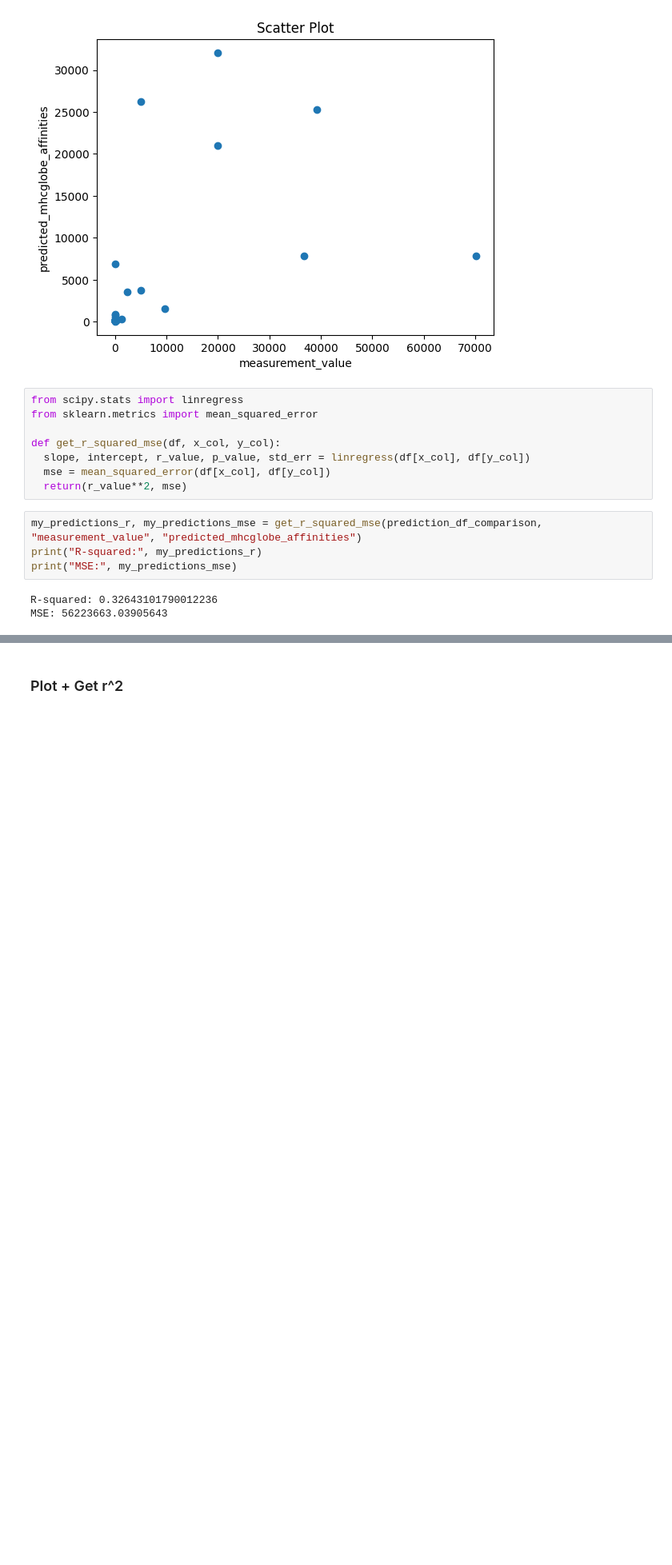
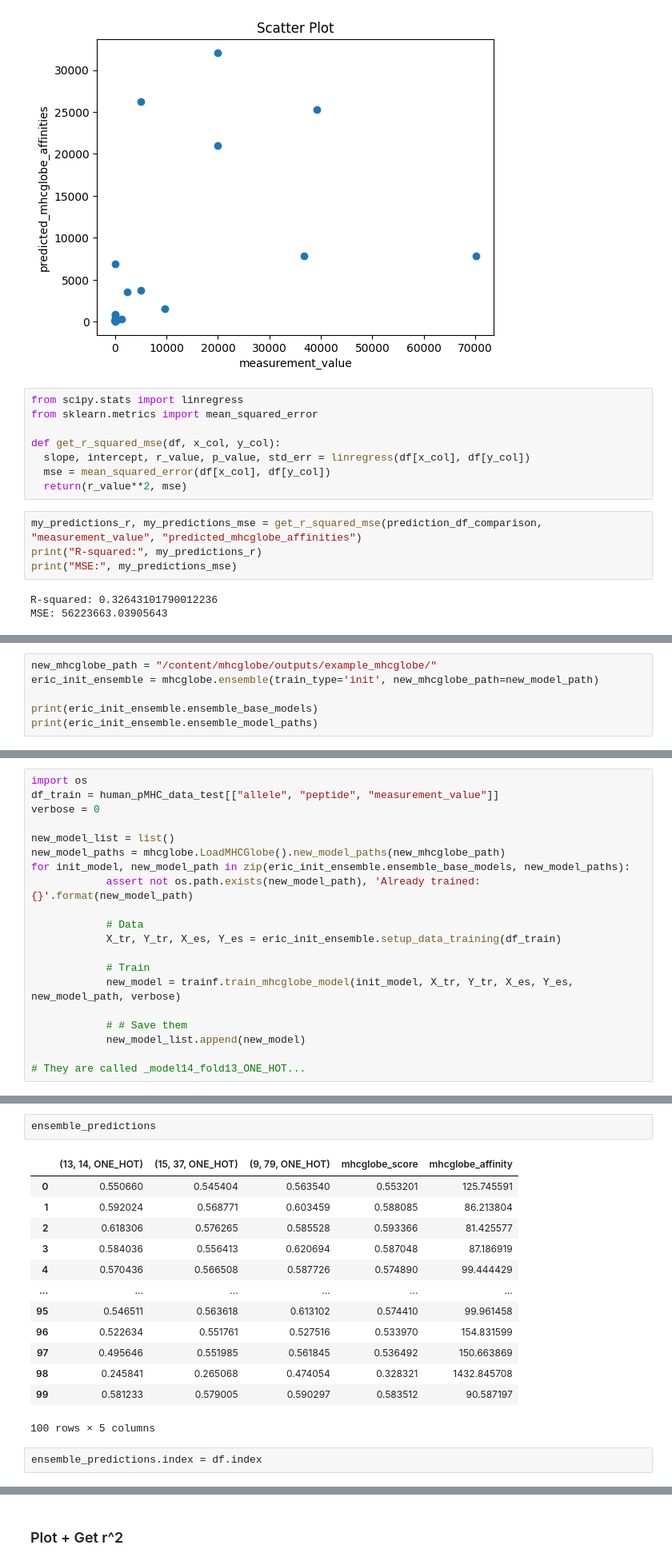
Before and after one commit to prakritipaul/mhcglobe, a Jupyter notebook: prakriti_MHCglobe_code_validation.ipynb, the cells around one changed output, grey strips where cells are left out. Shown: that part at 80% size. Cells and saved outputs as stored; diff of their text form; blank space fills up the shorter version.

```diff
--- a/prakriti_MHCglobe_code_validation.ipynb
+++ b/prakriti_MHCglobe_code_validation.ipynb
@@ -398,0 +389,6 @@ eric_predictions
+# %%
+new_mhcglobe_path = "/content/mhcglobe/outputs/example_mhcglobe/"
+eric_init_ensemble = mhcglobe.ensemble(train_type='init', new_mhcglobe_path=new_model_path)
+
+print(eric_init_ensemble.ensemble_base_models)
+print(eric_init_ensemble.ensemble_model_paths)
@@ -398,0 +400,20 @@ eric_predictions
+# %%
+import os
+df_train = human_pMHC_data_test[["allele", "peptide", "measurement_value"]]
+verbose = 0
+
+new_model_list = list()
+new_model_paths = mhcglobe.LoadMHCGlobe().new_model_paths(new_mhcglobe_path)
+for init_model, new_model_path in zip(eric_init_ensemble.ensemble_base_models, new_model_paths):
+            assert not os.path.exists(new_model_path), 'Already trained: {}'.format(new_model_path)
+
+            # Data
+            X_tr, Y_tr, X_es, Y_es = eric_init_ensemble.setup_data_training(df_train)
+
+            # Train
+            new_model = trainf.train_mhcglobe_model(init_model, X_tr, Y_tr, X_es, Y_es, new_model_path, verbose)
+
+            # # Save them
+            new_model_list.append(new_model)
+
+# They are called _model14_fold13_ONE_HOT...
@@ -398,0 +448,18 @@ eric_predictions
+# %%
+ensemble_predictions
+# %% [output]
+|  | (13, 14, ONE_HOT) | (15, 37, ONE_HOT) | (9, 79, ONE_HOT) | mhcglobe_score | mhcglobe_affinity |
+| 0 | 0.550660 | 0.545404 | 0.563540 | 0.553201 | 125.745591 |
+| 1 | 0.592024 | 0.568771 | 0.603459 | 0.588085 | 86.213804 |
+| 2 | 0.618306 | 0.576265 | 0.585528 | 0.593366 | 81.425577 |
+| 3 | 0.584036 | 0.556413 | 0.620694 | 0.587048 | 87.186919 |
+| 4 | 0.570436 | 0.566508 | 0.587726 | 0.574890 | 99.444429 |
+| ... | ... | ... | ... | ... | ... |
+| 95 | 0.546511 | 0.563618 | 0.613102 | 0.574410 | 99.961458 |
+| 96 | 0.522634 | 0.551761 | 0.527516 | 0.533970 | 154.831599 |
+| 97 | 0.495646 | 0.551985 | 0.561845 | 0.536492 | 150.663869 |
+| 98 | 0.245841 | 0.265068 | 0.474054 | 0.328321 | 1432.845708 |
+| 99 | 0.581233 | 0.579005 | 0.590297 | 0.583512 | 90.587197 |
+100 rows × 5 columns
+# %%
+ensemble_predictions.index = df.index
```
Also changed, not shown: parts of 22 cells of this notebook.
